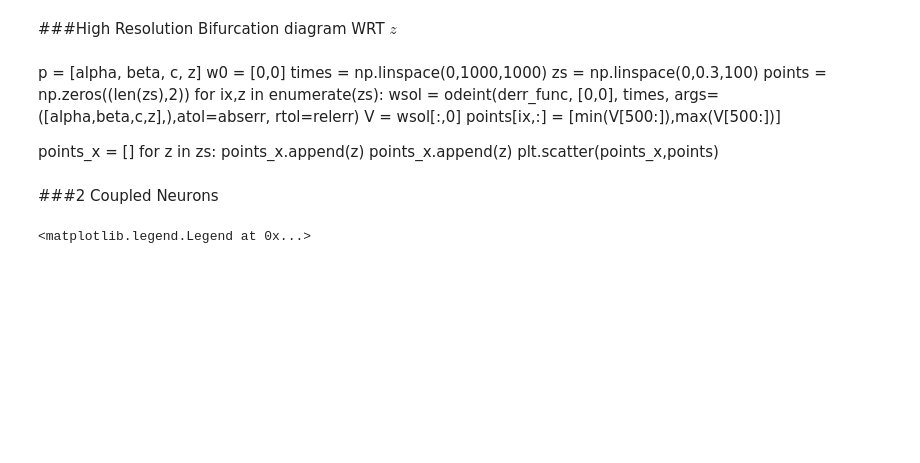
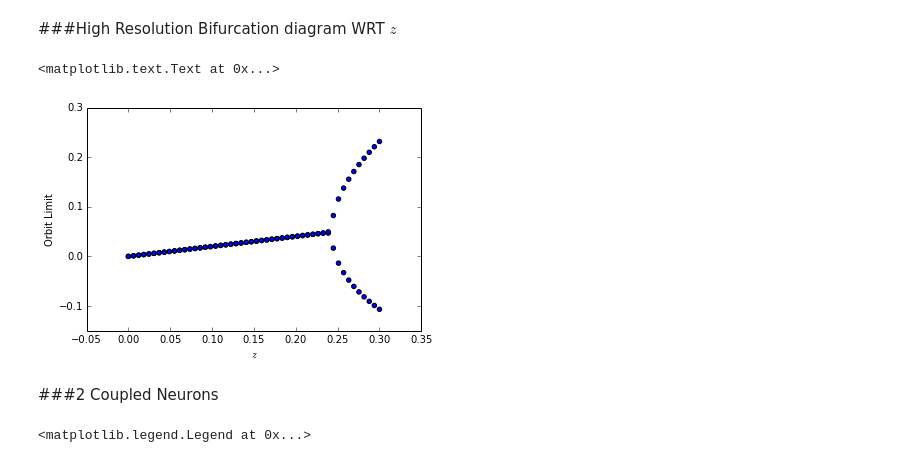
Before and after one commit to aaronshifman/modeling_final, a Jupyter notebook: ipynb/python model - isolated.ipynb, the cells around one changed output. Saved outputs shown, nothing was run; the diff lists cells and outputs as text; code cells hidden in the pictures; blank space fills up the shorter version.

```diff
--- a/ipynb/python model - isolated.ipynb
+++ b/ipynb/python model - isolated.ipynb
@@ -223,21 +231,26 @@ plt.scatter(points_x,points)
 # %% [markdown]
 ###High Resolution Bifurcation diagram WRT $z$
-# %% [markdown]
-p = [alpha, beta, c, z]
-w0 = [0,0]
-times = np.linspace(0,1000,1000)
-zs = np.linspace(0,0.3,100)
-points = np.zeros((len(zs),2))
-for ix,z in enumerate(zs):
-    wsol = odeint(derr_func, [0,0], times, args=([alpha,beta,c,z],),atol=abserr, rtol=relerr)
-    V = wsol[:,0]
-    points[ix,:] = [min(V[500:]),max(V[500:])]
-
-points_x = []
-for z in zs:
-    points_x.append(z)
-    points_x.append(z)
-plt.scatter(points_x,points)
+# %%
+p = [alpha, beta, c, z]
+w0 = [0,0]
+times = np.linspace(0,10000,1000)
+zs = np.linspace(0,0.3,50)
+points = np.zeros((len(zs),2))
+for ix,z in enumerate(zs):
+    wsol = odeint(derr_func, [0,0], times, args=([alpha,beta,c,z],),atol=abserr, rtol=relerr)
+    V = wsol[:,0]
+    points[ix,:] = [min(V[500:]),max(V[500:])]
+
+points_x = []
+for z in zs:
+    points_x.append(z)
+    points_x.append(z)
+plt.scatter(points_x,points)
+plt.xlabel('$z$')
+plt.ylabel('Orbit Limit')
+# %% [output]
+<matplotlib.text.Text at 0x...>
+[figure, added]
 # %% [markdown]
 ###2 Coupled Neurons
 # %%
```
Also changed, not shown: parts of 7 cells of this notebook.
